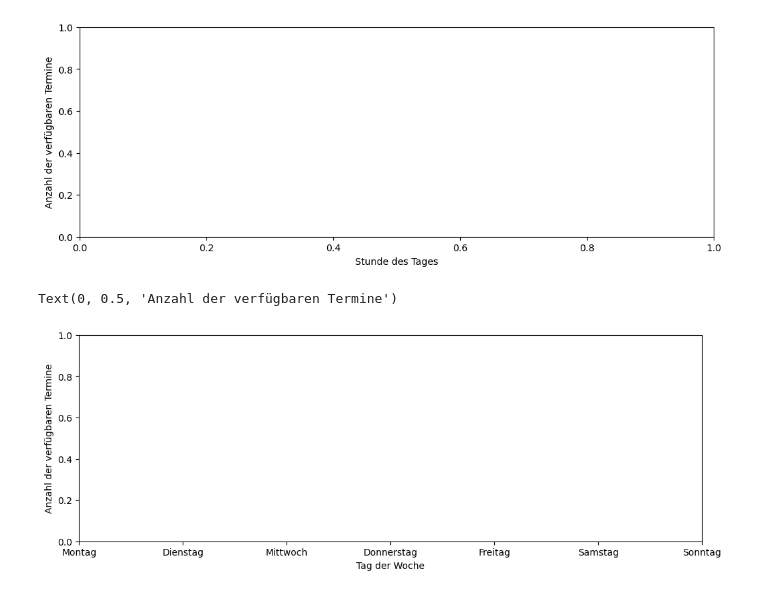
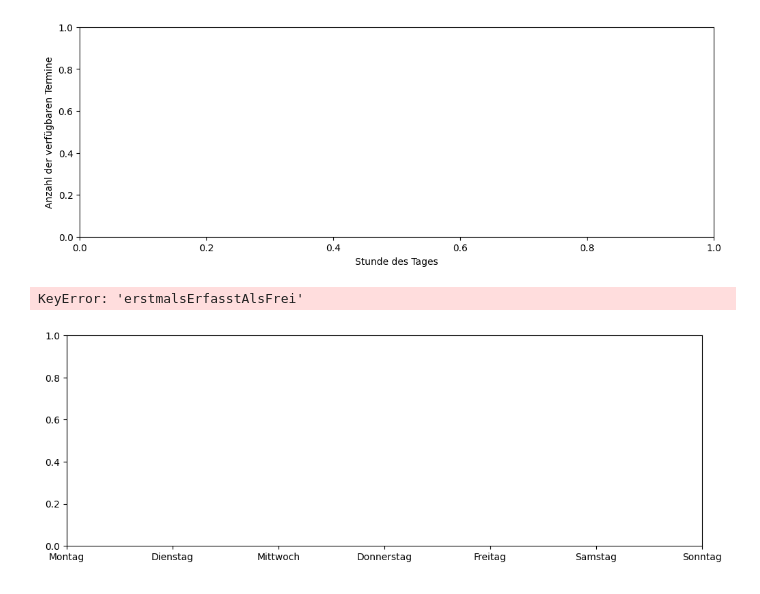
Before and after one commit to davidkempkens/appointment-scraper, a Jupyter notebook: dashboard.ipynb, the cells around one changed output. Cells and saved outputs as stored; diff of their text form; code cells hidden in the pictures.

```diff
--- a/dashboard.ipynb
+++ b/dashboard.ipynb
@@ -115,14 +142,14 @@ Text(0, 0.5, 'Anzahl der verfügbaren Termine')
 # %%
 fig, axs = plt.subplots(figsize=(12,4))
 
 
 axs.set_xticks(range(7))
 axs.set_xticklabels(['Montag', 'Dienstag', 'Mittwoch', 'Donnerstag', 'Freitag', 'Samstag', 'Sonntag'])
 
-# df.groupby(df['erstmalsErfasstAlsFrei'].dt.dayofweek).size().plot(kind='bar', ax=axs)
+df.groupby(df['erstmalsErfasstAlsFrei'].dt.dayofweek).size().plot(kind='bar', ax=axs)
 
 plt.xlabel('Tag der Woche')
 plt.ylabel('Anzahl der verfügbaren Termine')
 # %% [output]
-Text(0, 0.5, 'Anzahl der verfügbaren Termine')
+KeyError: 'erstmalsErfasstAlsFrei'
-[figure, old version]
+[figure, new version]
```
Also changed, not shown: parts of 9 cells of this notebook, 2 other files.
